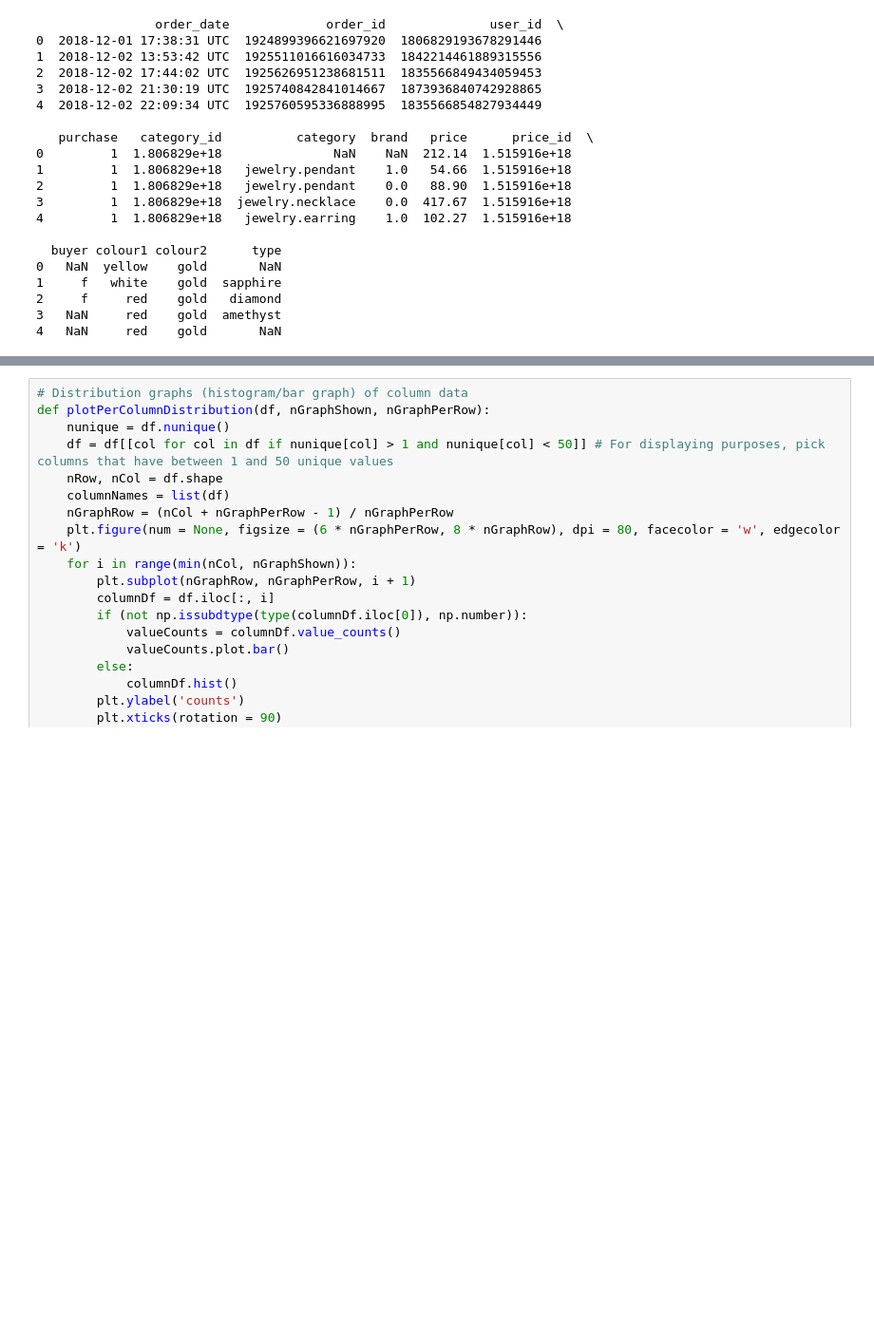
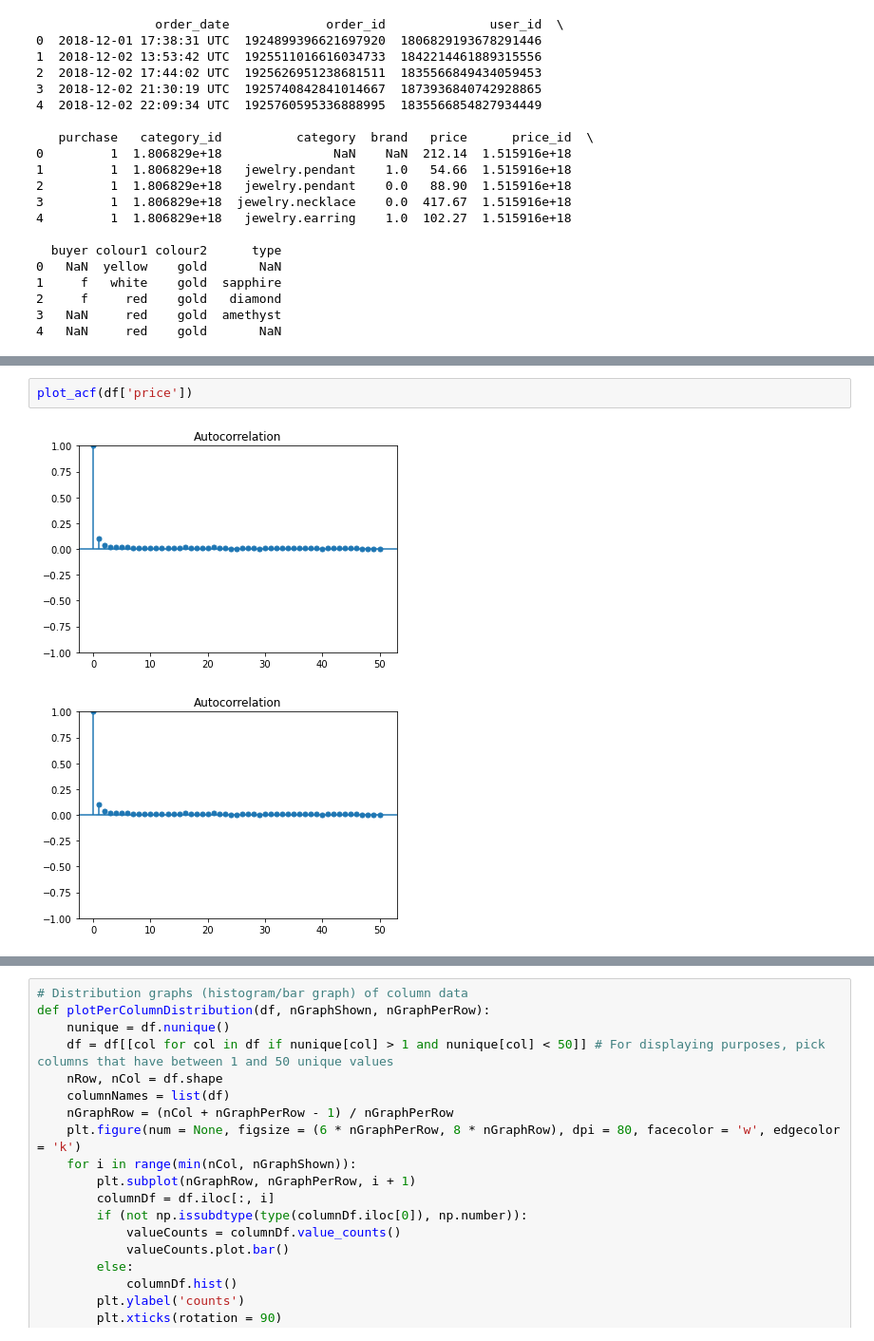
Before and after one commit to dantonprestes/CA_Integrated, a Jupyter notebook: Question 1.ipynb, the cells around one changed output, grey strips where cells are left out. Shown at 95% size. Saved outputs shown, nothing was run; the diff lists cells and outputs as text; blank space fills up the shorter version.

```diff
--- a/Question 1.ipynb
+++ b/Question 1.ipynb
@@ -143,0 +197,5 @@ df['InvoiceDate']=pd.to_datetime(df['InvoiceDate'])
+# %%
+plot_acf(df['price'])
+# %% [output]
+[figure, added]
+[figure, added]
```
Also changed, not shown: parts of 19 cells of this notebook.
